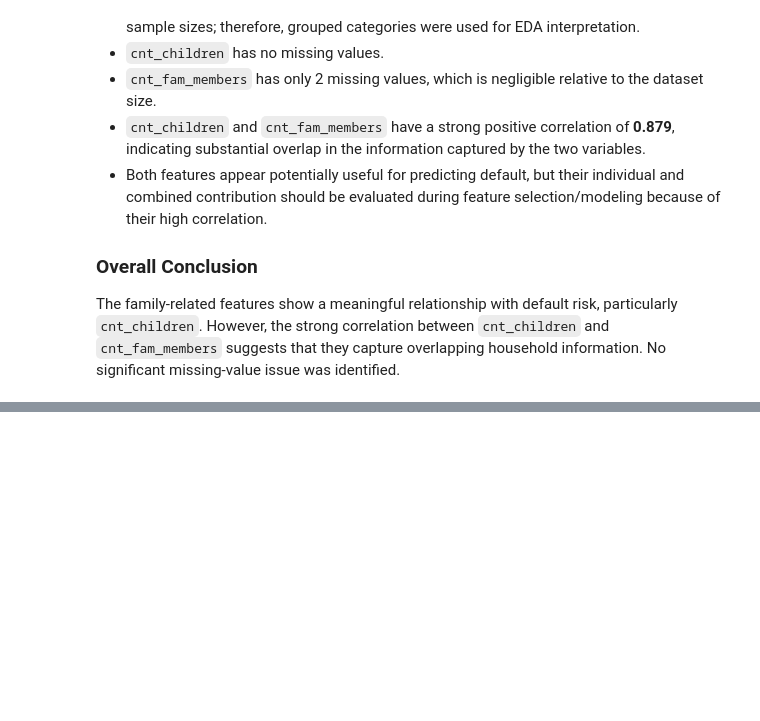
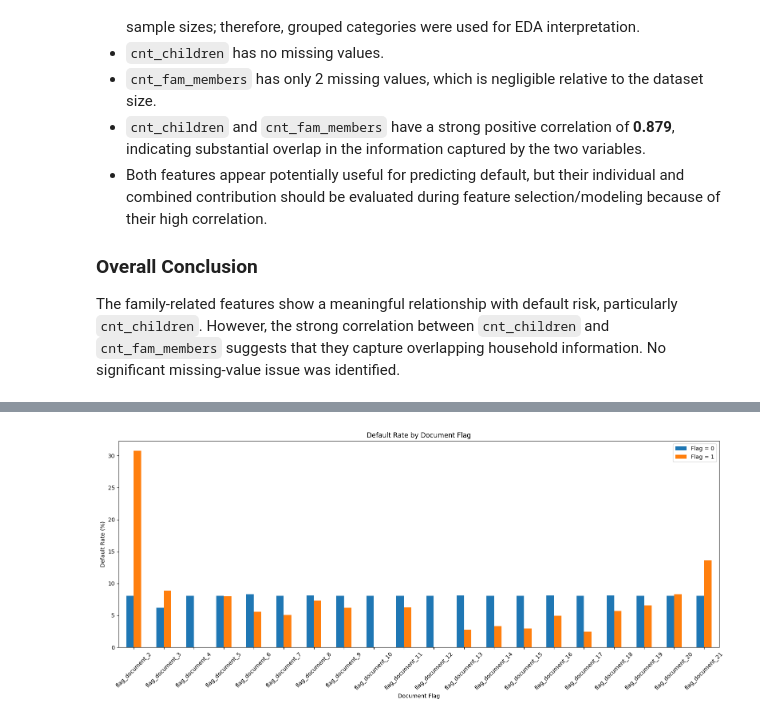
Before and after one commit to Roxy099/data_science_project, a Jupyter notebook: notebooks/baseline_model.ipynb, the cells around one changed output, grey strips where cells are left out. Cells and saved outputs as stored; diff of their text form; code cells hidden in the pictures; blank space fills up the shorter version.

```diff
--- a/notebooks/baseline_model.ipynb
+++ b/notebooks/baseline_model.ipynb
@@ -2824,3 +2824,6 @@ application_df[family_features].corr()
 ### Overall Conclusion
 
 The family-related features show a meaningful relationship with default risk, particularly `cnt_children`. However, the strong correlation between `cnt_children` and `cnt_fam_members` suggests that they capture overlapping household information. No significant missing-value issue was identified.
+# %%
+flag_document_features=[col for col in application_df.columns if col.startswith('flag_document')]
+print(len(flag_document_features))
@@ -2826,0 +2879,9 @@ The family-related features show a meaningful relationship with default risk, pa
+# %%
+document_summary=pd.DataFrame({'count1':[application_df[col].sum() for col in flag_document_features],
+                               'count0':[(application_df[col]==0).sum() for col in flag_document_features],
+                               'percentage1':[application_df[col].mean()*100 for col in flag_document_features],
+                               'defaultrate0':[application_df.loc[application_df[col]==0,'target'].mean()*100
+                                               for col in flag_document_features],
+                               'defaultrate1':[application_df.loc[application_df[col]==1,'target'].mean()*100
+                                               for col in flag_document_features]},index=flag_document_features)
+document_summary
@@ -2826,0 +2906,15 @@ The family-related features show a meaningful relationship with default risk, pa
+# %%
+document_summary['default_count1'] = [
+    application_df.loc[
+        application_df[col] == 1, 'target'
+    ].sum()
+    for col in flag_document_features
+]
+
+document_summary['default_count0'] = [
+    application_df.loc[
+        application_df[col] == 0, 'target'
+    ].sum()
+    for col in flag_document_features
+]
+document_summary
@@ -2826,0 +2939,19 @@ The family-related features show a meaningful relationship with default risk, pa
+# %%
+document_default_rates = document_summary[
+    ['defaultrate0', 'defaultrate1']
+]
+
+document_default_rates.plot(
+    kind='bar',
+    figsize=(16, 7)
+)
+
+plt.ylabel('Default Rate (%)')
+plt.xlabel('Document Flag')
+plt.title('Default Rate by Document Flag')
+plt.xticks(rotation=45)
+plt.legend(['Flag = 0', 'Flag = 1'])
+plt.tight_layout()
+plt.show()
+# %% [output]
+[figure, added]
```
Also changed, not shown: parts of 46 cells of this notebook, 1 other file.
